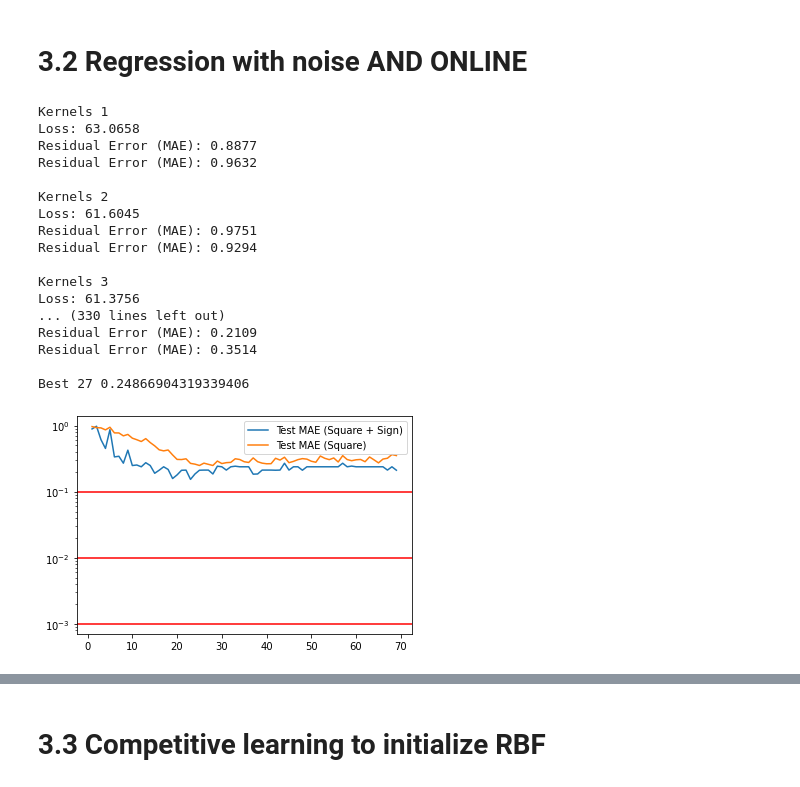
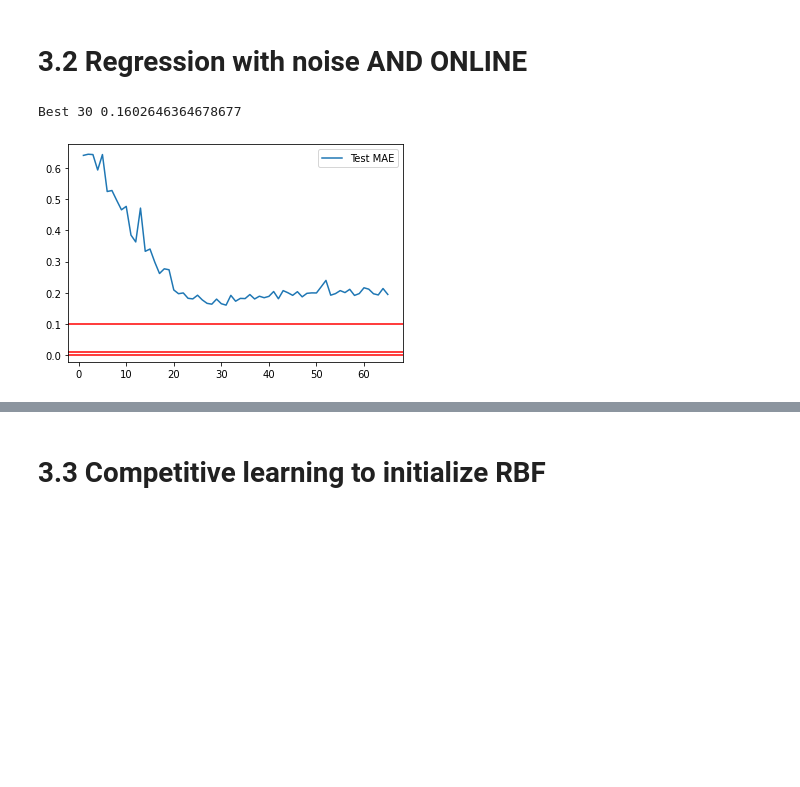
Before and after one commit to KevinArmbruster/ml_lab, a Jupyter notebook: Lab2/Task 3.ipynb, the cells around one changed output, grey strips where cells are left out. Cells and saved outputs as stored; diff of their text form; code cells hidden in the pictures; blank space fills up the shorter version.

```diff
--- a/Lab2/Task 3.ipynb
+++ b/Lab2/Task 3.ipynb
@@ -477,57 +483,37 @@ plt.show()
 # %% [markdown]
 # 3.2 Regression with noise AND ONLINE
+# %%
+
+X_train, y_train_sin, y_train_square = get_train_data(noise=1)
+X_test, y_test_sin, y_test_square = get_test_data(noise=1)
+
+num_of_kernels = np.arange(1, 66, 1)
+sin_maes = []
+
+for k in num_of_kernels:
+    print(f"Kernels {k}")
+    kernel_stds, rbf_center_sin, rbf_center_square, y_rbf_sin, y_rbf_square = get_rbf_kernels(num=k)
+
+    rbf_sin = RBFNet(kernel_centers=rbf_center_sin, kernel_stds=kernel_stds)
+    y_pred_sin = rbf_sin.fit_and_predict(X_train, y_train_sin, rule="delta")
+
+    sin_test_loss = rbf_sin.evaluate_residual_error(X_test, y_test_sin)
+
+    sin_maes.append(sin_test_loss)
+    print("")
 # %%
 
-X_train, y_train_sin, y_train_square = get_train_data(noise=1)
-X_test, y_test_sin, y_test_square = get_test_data(noise=1)
+best_k_sin_noise = np.argmin(sin_maes)
+print("Best", best_k_sin_noise, sin_maes[best_k_sin_noise])
 
-num_of_kernels = np.arange(1, 70, 1)
-square_sign_maes = []
-square_maes = []
-
-for k in num_of_kernels:
-    print(f"Kernels {k}")
-    kernel_stds, rbf_center_sin, rbf_center_square, y_rbf_sin, y_rbf_square = get_rbf_kernels(num=k)
-
-    rbf_square = RBFNet(kernel_centers=rbf_center_square, kernel_stds=kernel_stds)
-    y_pred_square = rbf_square.fit_and_predict(X_train, y_train_square, rule="delta")
-
-    square_sign_test_loss = rbf_square.evaluate_residual_error(X_test, y_test_square, sign=True)
-    square_test_loss = rbf_square.evaluate_residual_error(X_test, y_test_square, sign=False)
-
-    square_sign_maes.append(square_sign_test_loss)
-    square_maes.append(square_test_loss)
-    print("")
-
-best_k_square_noise = np.argmin(square_maes)
-print("Best", best_k_square_noise, square_maes[best_k_square_noise])
-
-plt.plot(num_of_kernels, square_sign_maes, label="Test MAE (Square + Sign)")
-plt.plot(num_of_kernels, square_maes, label="Test MAE (Square)")
+plt.plot(num_of_kernels, sin_maes, label="Test MAE")
 plt.axhline(y=residual_error_thresholds[0], c="r")
 plt.axhline(y=residual_error_thresholds[1], c="r")
 plt.axhline(y=residual_error_thresholds[2], c="r")
-plt.yscale('log')
-#plt.ylim(0.0005, 1)
+#plt.yscale('log')
 #plt.yticks([0.1, 0.01, 0.001])
 plt.legend()
 plt.show()
 # %% [output]
-Kernels 1
-Loss: 63.0658
-Residual Error (MAE): 0.8877
-Residual Error (MAE): 0.9632
-
-Kernels 2
-Loss: 61.6045
-Residual Error (MAE): 0.9751
-Residual Error (MAE): 0.9294
-
-Kernels 3
-Loss: 61.3756
-... (330 lines left out)
-Residual Error (MAE): 0.2109
-Residual Error (MAE): 0.3514
-
-Best 27 0.24866904319339406
+Best 30 0.1602646364678677
-[figure, old version]
+[figure, new version]
```
Also changed, not shown: parts of 17 cells of this notebook, 4 other files.
